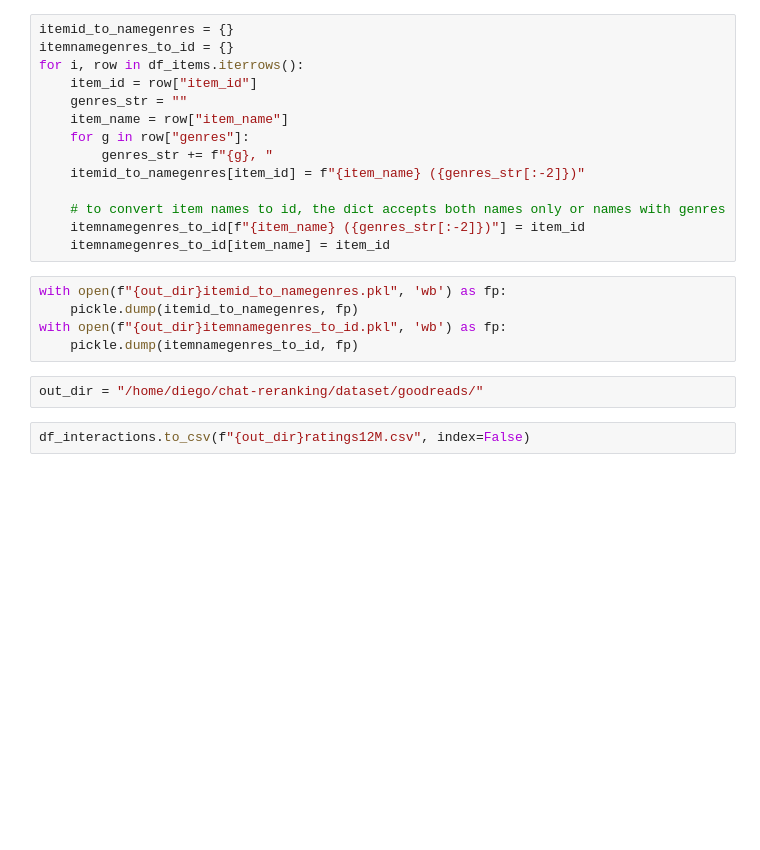
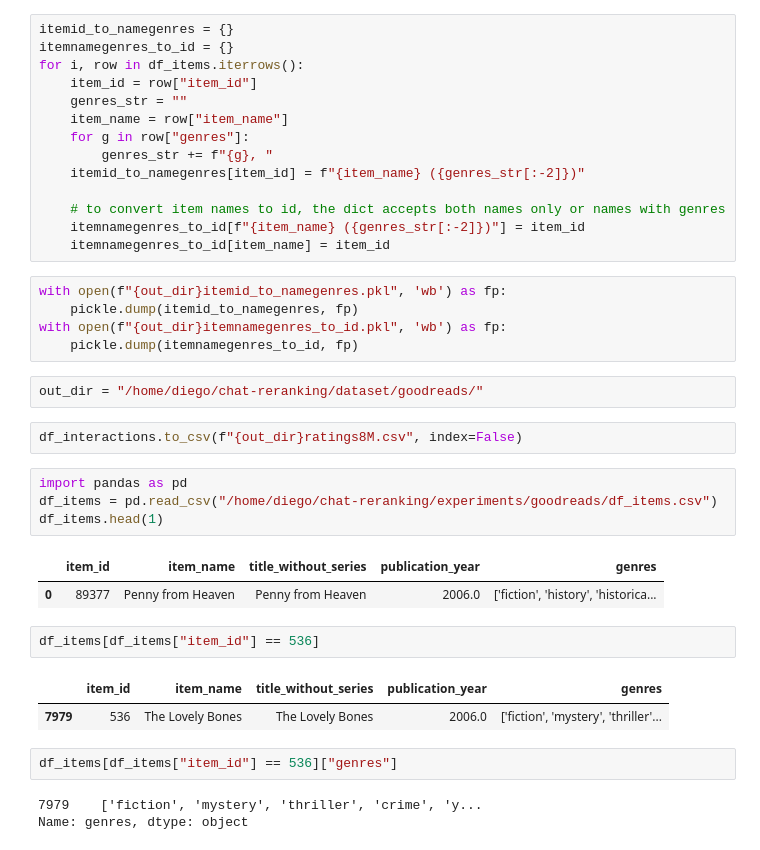
Before and after one commit to cdiego89phd/chat-reranking, a Jupyter notebook: notebooks/explore_goodreads.ipynb, the cells around one changed output. Drawn from its saved outputs; the diff is of its cells as text; blank space fills up the shorter version.

Commit message:
- implemented analysis for goodreads

```diff
--- a/notebooks/explore_goodreads.ipynb
+++ b/notebooks/explore_goodreads.ipynb
@@ -381,4 +406,21 @@ with open(f"{out_dir}itemnamegenres_to_id.pkl", 'wb') as fp:
 # %%
 out_dir = "/home/diego/chat-reranking/dataset/goodreads/"
 # %%
-df_interactions.to_csv(f"{out_dir}ratings12M.csv", index=False)
+df_interactions.to_csv(f"{out_dir}ratings8M.csv", index=False)
+# %%
+import pandas as pd
+df_items = pd.read_csv("/home/diego/chat-reranking/experiments/goodreads/df_items.csv")
+df_items.head(1)
+# %% [output]
+|  | item_id | item_name | title_without_series | publication_year | genres |
+| 0 | 89377 | Penny from Heaven | Penny from Heaven | 2006.0 | ['fiction', 'history', 'historica... |
+# %%
+df_items[df_items["item_id"] == 536]
+# %% [output]
+|  | item_id | item_name | title_without_series | publication_year | genres |
+| 7979 | 536 | The Lovely Bones | The Lovely Bones | 2006.0 | ['fiction', 'mystery', 'thriller'... |
+# %%
+df_items[df_items["item_id"] == 536]["genres"]
+# %% [output]
+7979    ['fiction', 'mystery', 'thriller', 'crime', 'y...
+Name: genres, dtype: object
```
Also changed, not shown: parts of 15 cells of this notebook, 3 other files.
